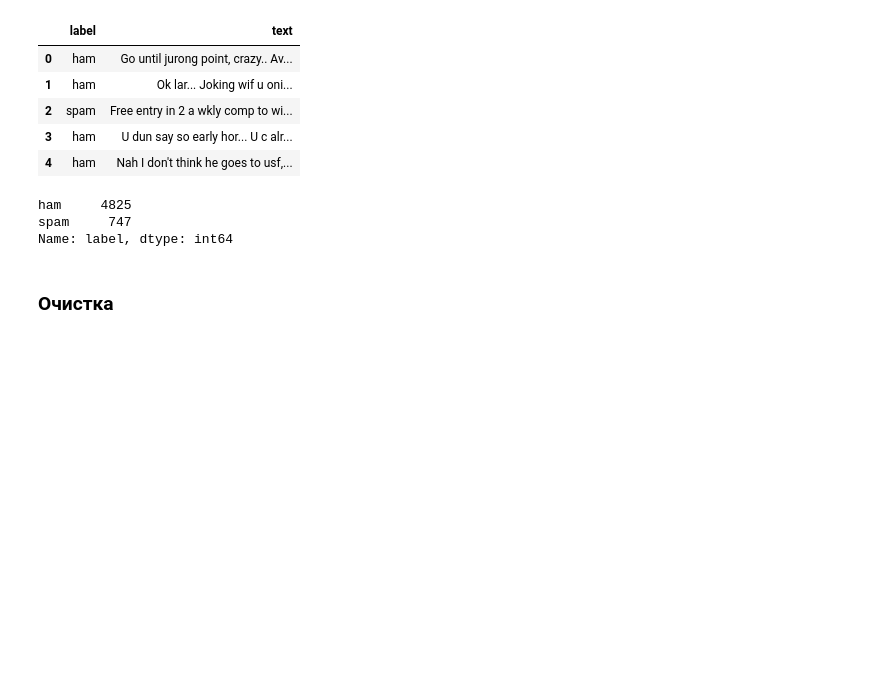
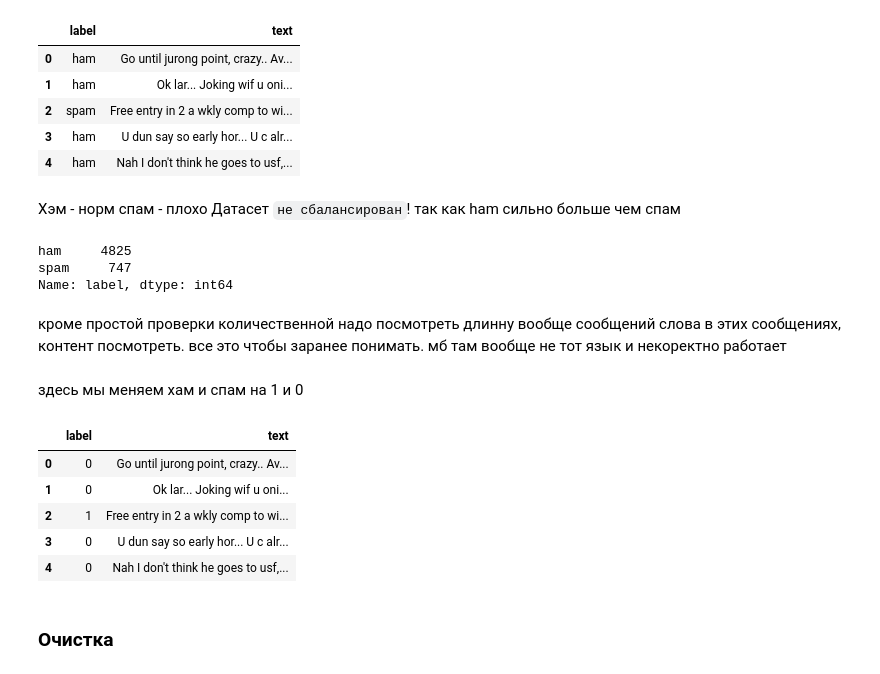
Before and after one commit to NikitaVenediktov/Dataset_for_SFT, a Jupyter notebook: Seminars/seminar_2/nlp_course_seminar_02_vectorization.ipynb, the cells around one changed output. Cells and saved outputs as stored; diff of their text form; code cells hidden in the pictures; blank space fills up the shorter version.

```diff
--- a/Seminars/seminar_2/nlp_course_seminar_02_vectorization.ipynb
+++ b/Seminars/seminar_2/nlp_course_seminar_02_vectorization.ipynb
@@ -26,14 +67,31 @@ data.head()
 | 2 | spam | Free entry in 2 a wkly comp to wi... |
 | 3 | ham | U dun say so early hor... U c alr... |
 | 4 | ham | Nah I don't think he goes to usf,... |
+# %% [markdown]
+Хэм - норм
+спам - плохо
+Датасет `не сбалансирован`!
+так как ham сильно больше чем спам
 # %%
 data['label'].value_counts()
 # %% [output]
 ham     4825
 spam     747
 Name: label, dtype: int64
+# %% [markdown]
+кроме простой проверки количественной надо посмотреть длинну вообще сообщений слова в этих сообщениях, контент посмотреть. все это чтобы заранее понимать. мб там вообще не тот язык и некоректно работает
+# %% [markdown]
+здесь мы меняем хам и спам на 1 и 0
 # %%
 data['label'] = data['label'].map({'ham': 0, 'spam': 1})
+data.head()
+# %% [output]
+|  | label | text |
+| 0 | 0 | Go until jurong point, crazy.. Av... |
+| 1 | 0 | Ok lar... Joking wif u oni... |
+| 2 | 1 | Free entry in 2 a wkly comp to wi... |
+| 3 | 0 | U dun say so early hor... U c alr... |
+| 4 | 0 | Nah I don't think he goes to usf,... |
 # %% [markdown]
 ### Очистка
 # %% [markdown]
```
Also changed, not shown: parts of 51 cells of this notebook.
